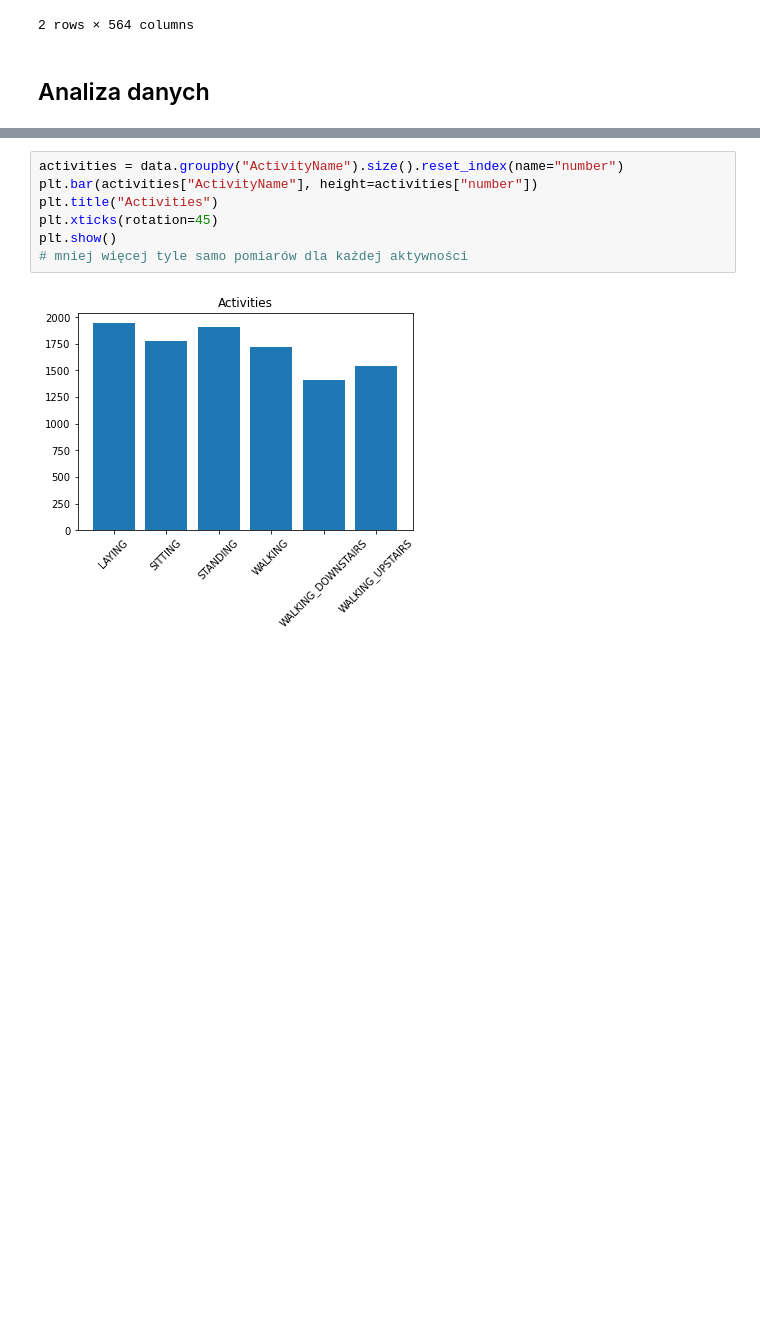
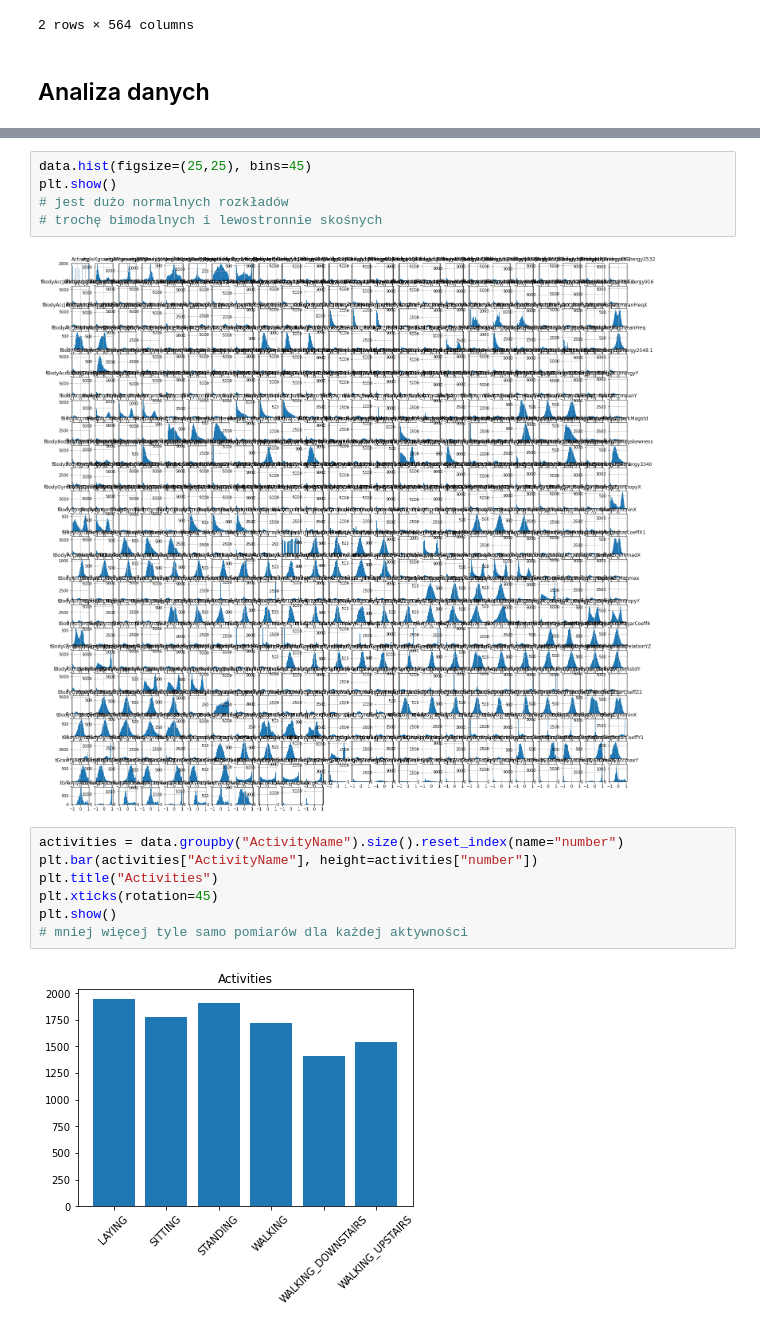
Before and after one commit to gekas145/WUM-2021-Projekty, a Jupyter notebook: Projekt2/eda.ipynb, the cells around one changed output, grey strips where cells are left out. Cells and saved outputs as stored; diff of their text form; blank space fills up the shorter version.

```diff
--- a/Projekt2/eda.ipynb
+++ b/Projekt2/eda.ipynb
@@ -118,3 +132,10 @@ data.head(2)
+# %%
+data.hist(figsize=(25,25), bins=45)
+plt.show()
+# jest dużo normalnych rozkładów
+# trochę bimodalnych i lewostronnie skośnych
+# %% [output]
+[figure, added]
 # %%
 activities = data.groupby("ActivityName").size().reset_index(name="number")
 plt.bar(activities["ActivityName"], height=activities["number"])
```
Also changed, not shown: parts of 5 cells of this notebook.
